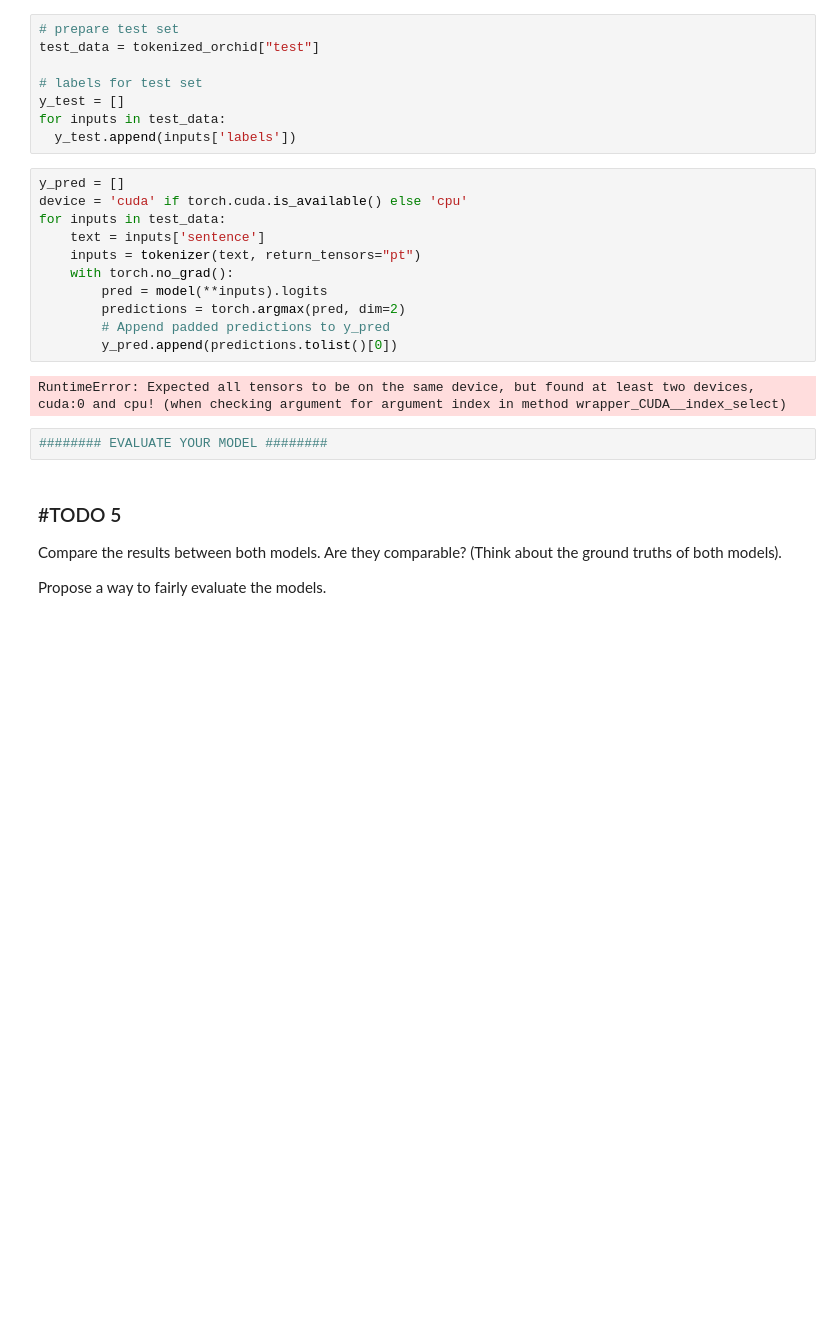
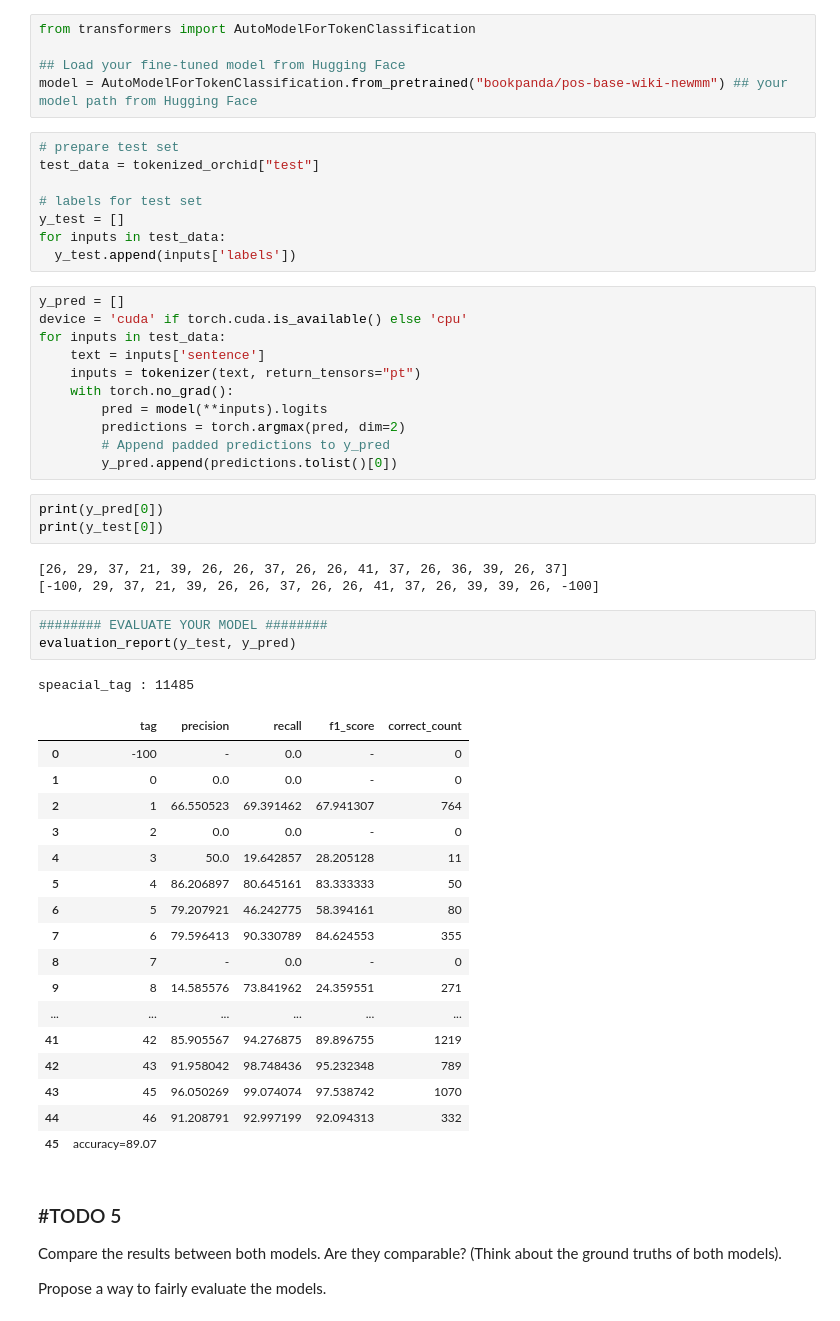
Before and after one commit to bookpanda/2110572-NLP-SYS, a Jupyter notebook: codes/L4_Token_Classification/HW_4_POS_Tagging_with_HuggingFace_for_student.ipynb, the cells around one changed output. Cells and saved outputs as stored; diff of their text form; blank space fills up the shorter version.

```diff
--- a/codes/L4_Token_Classification/HW_4_POS_Tagging_with_HuggingFace_for_student.ipynb
+++ b/codes/L4_Token_Classification/HW_4_POS_Tagging_with_HuggingFace_for_student.ipynb
@@ -1241,3 +1238,8 @@ TrainOutput(global_step=580, training_loss=0.5151891741259345, metrics={'train_r
+# %%
+from transformers import AutoModelForTokenClassification
+
+## Load your fine-tuned model from Hugging Face
+model = AutoModelForTokenClassification.from_pretrained("bookpanda/pos-base-wiki-newmm") ## your model path from Hugging Face
 # %%
 # prepare test set
 test_data = tokenized_orchid["test"]
@@ -1257,10 +1259,34 @@ for inputs in test_data:
         predictions = torch.argmax(pred, dim=2)
         # Append padded predictions to y_pred
         y_pred.append(predictions.tolist()[0])
-# %% [output]
-RuntimeError: Expected all tensors to be on the same device, but found at least two devices, cuda:0 and cpu! (when checking argument for argument index in method wrapper_CUDA__index_select)
+# %%
+print(y_pred[0])
+print(y_test[0])
+# %% [output]
+[26, 29, 37, 21, 39, 26, 26, 37, 26, 26, 41, 37, 26, 36, 39, 26, 37]
+[-100, 29, 37, 21, 39, 26, 26, 37, 26, 26, 41, 37, 26, 39, 39, 26, -100]
 # %%
 ######## EVALUATE YOUR MODEL ########
+evaluation_report(y_test, y_pred)
+# %% [output]
+speacial_tag : 11485
+|  | tag | precision | recall | f1_score | correct_count |
+| 0 | -100 | - | 0.0 | - | 0 |
+| 1 | 0 | 0.0 | 0.0 | - | 0 |
+| 2 | 1 | 66.550523 | 69.391462 | 67.941307 | 764 |
+| 3 | 2 | 0.0 | 0.0 | - | 0 |
+| 4 | 3 | 50.0 | 19.642857 | 28.205128 | 11 |
+| 5 | 4 | 86.206897 | 80.645161 | 83.333333 | 50 |
+| 6 | 5 | 79.207921 | 46.242775 | 58.394161 | 80 |
+| 7 | 6 | 79.596413 | 90.330789 | 84.624553 | 355 |
+| 8 | 7 | - | 0.0 | - | 0 |
+| 9 | 8 | 14.585576 | 73.841962 | 24.359551 | 271 |
+| ... | ... | ... | ... | ... | ... |
+| 41 | 42 | 85.905567 | 94.276875 | 89.896755 | 1219 |
+| 42 | 43 | 91.958042 | 98.748436 | 95.232348 | 789 |
+| 43 | 45 | 96.050269 | 99.074074 | 97.538742 | 1070 |
+| 44 | 46 | 91.208791 | 92.997199 | 92.094313 | 332 |
+| 45 | accuracy=89.07 |  |  |  |  |
 # %% [markdown]
 ### #TODO 5
 
```
Also changed, not shown: parts of 7 cells of this notebook, 1 other file.
